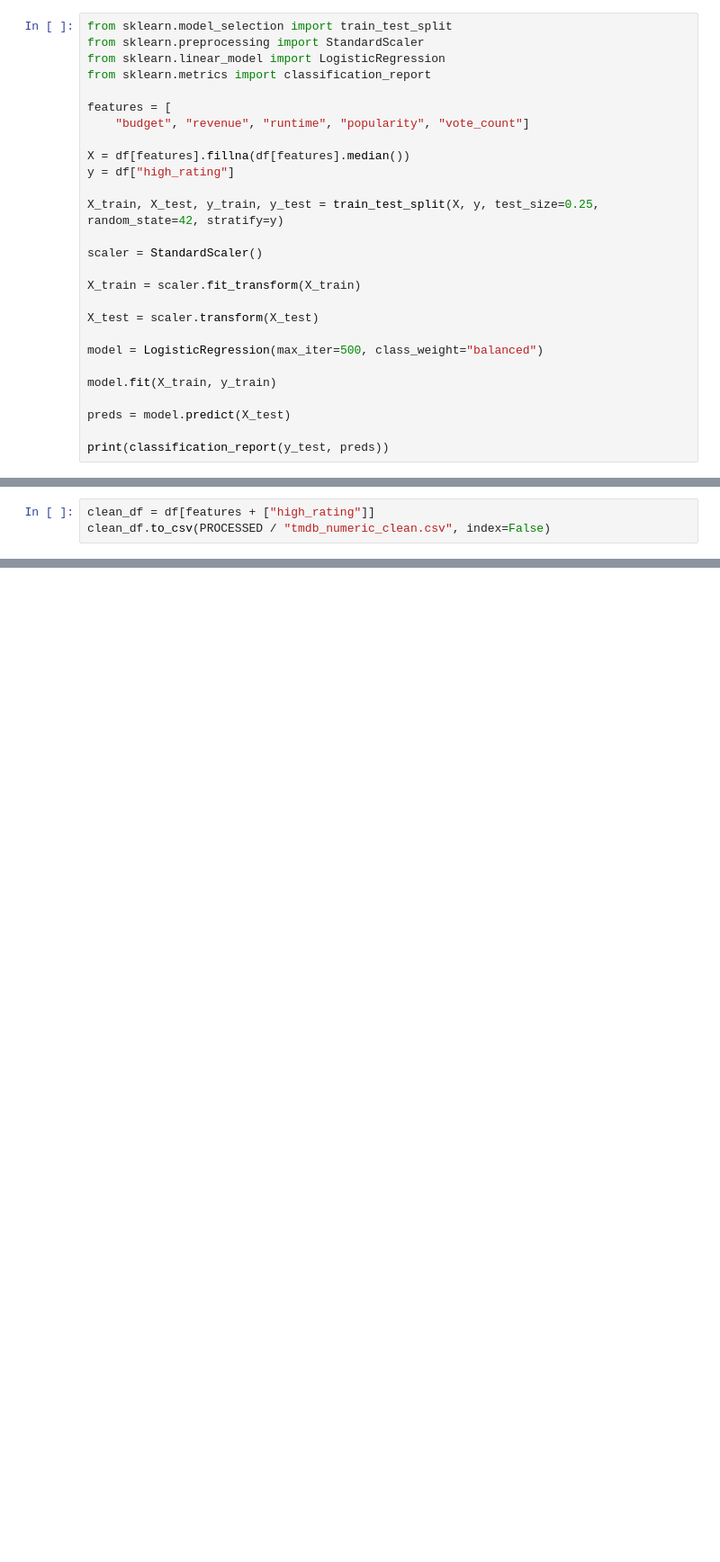
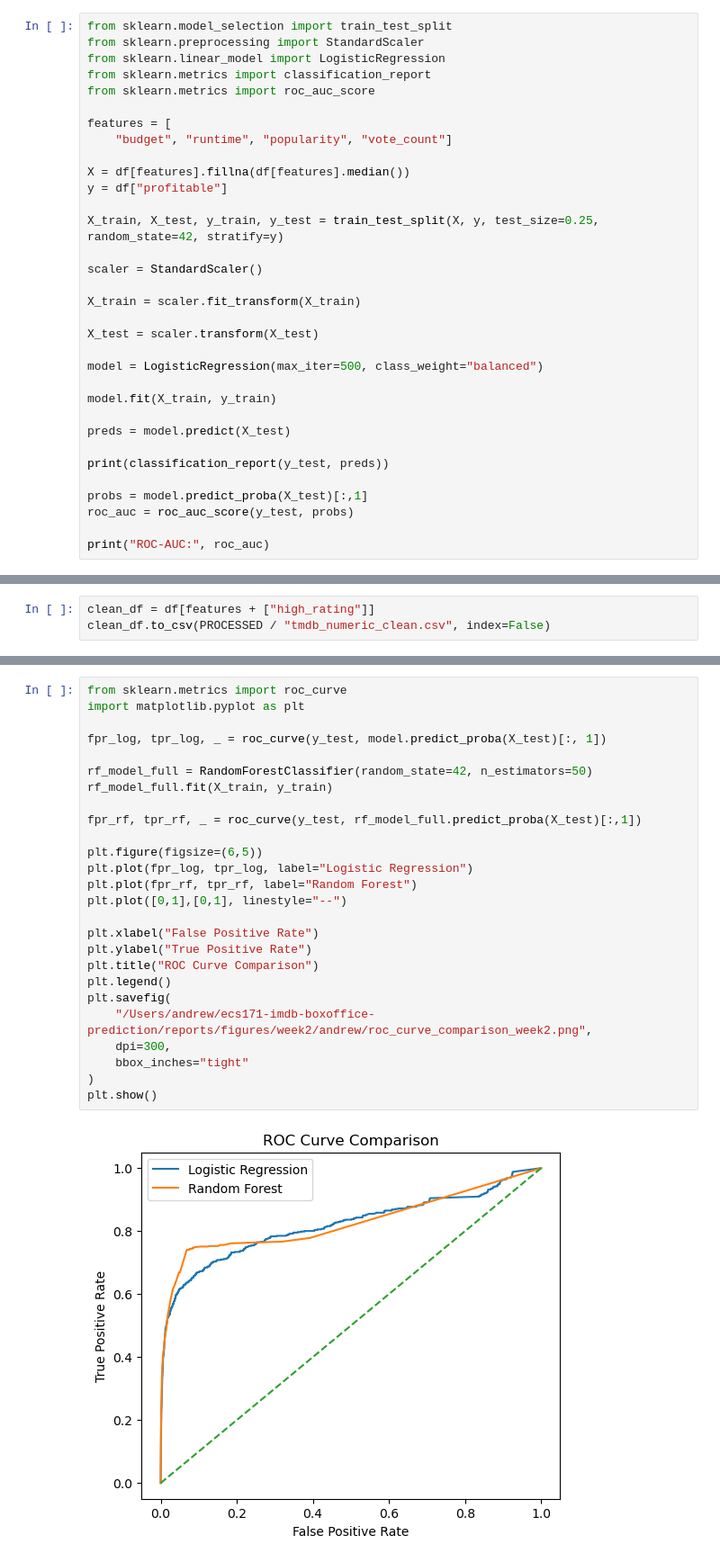
Before and after one commit to joshtoreja/ecs171-imdb-boxoffice-prediction, a Jupyter notebook: notebooks/andrew_tmdb_baseline.ipynb, the cells around one changed output, grey strips where cells are left out. Shown at 90% size. Saved outputs shown, nothing was run; the diff lists cells and outputs as text; blank space fills up the shorter version.

Commit message:
Week 2: Added Logistic Regression, Random Forest CV, ROC analysis

```diff
--- a/notebooks/andrew_tmdb_baseline.ipynb
+++ b/notebooks/andrew_tmdb_baseline.ipynb
@@ -130,12 +131,13 @@ from sklearn.model_selection import train_test_split
 from sklearn.preprocessing import StandardScaler
 from sklearn.linear_model import LogisticRegression
 from sklearn.metrics import classification_report
+from sklearn.metrics import roc_auc_score
 
 features = [
-    "budget", "revenue", "runtime", "popularity", "vote_count"]
+    "budget", "runtime", "popularity", "vote_count"]
 
 X = df[features].fillna(df[features].median())
-y = df["high_rating"]
+y = df["profitable"]
 
 X_train, X_test, y_train, y_test = train_test_split(X, y, test_size=0.25, random_state=42, stratify=y)
 
@@ -152,6 +154,11 @@ model.fit(X_train, y_train)
 preds = model.predict(X_test)
 
 print(classification_report(y_test, preds))
+
+probs = model.predict_proba(X_test)[:,1]
+roc_auc = roc_auc_score(y_test, probs)
+
+print("ROC-AUC:", roc_auc)
 # %% [output]
               precision    recall  f1-score   support
 
@@ -175,0 +242,28 @@ clean_df.to_csv(PROCESSED / "tmdb_numeric_clean.csv", index=False)
+# %%
+from sklearn.metrics import roc_curve
+import matplotlib.pyplot as plt
+
+fpr_log, tpr_log, _ = roc_curve(y_test, model.predict_proba(X_test)[:, 1])
+
+rf_model_full = RandomForestClassifier(random_state=42, n_estimators=50)
+rf_model_full.fit(X_train, y_train)
+
+fpr_rf, tpr_rf, _ = roc_curve(y_test, rf_model_full.predict_proba(X_test)[:,1])
+
+plt.figure(figsize=(6,5))
+plt.plot(fpr_log, tpr_log, label="Logistic Regression")
+plt.plot(fpr_rf, tpr_rf, label="Random Forest")
+plt.plot([0,1],[0,1], linestyle="--")
+
+plt.xlabel("False Positive Rate")
+plt.ylabel("True Positive Rate")
+plt.title("ROC Curve Comparison")
+plt.legend()
+plt.savefig(
+    "/Users/andrew/ecs171-imdb-boxoffice-prediction/reports/figures/week2/andrew/roc_curve_comparison_week2.png",
+    dpi=300,
+    bbox_inches="tight"
+)
+plt.show()
+# %% [output]
+[figure, added]
```
Also changed, not shown: parts of 13 cells of this notebook, 5 other files.
